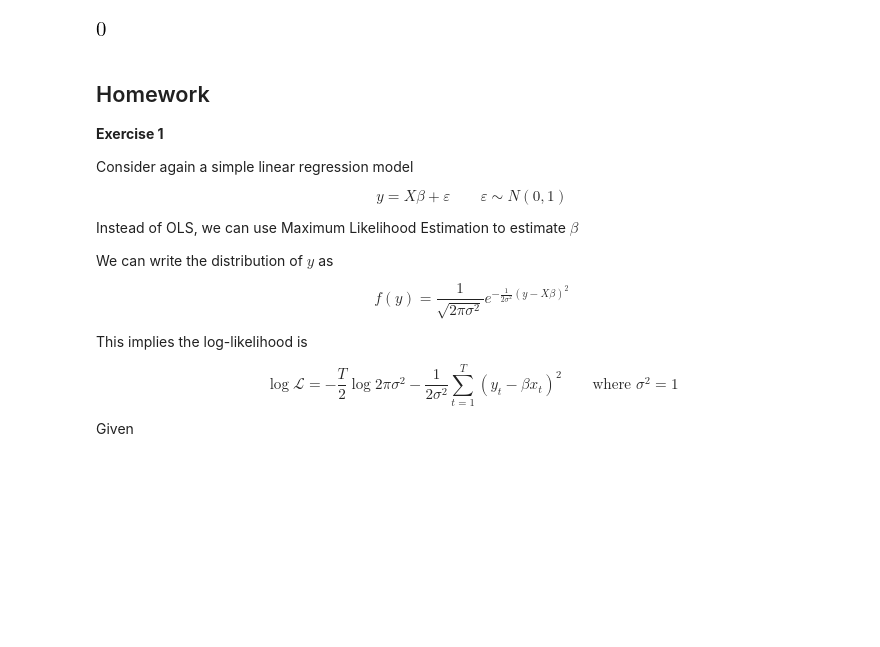
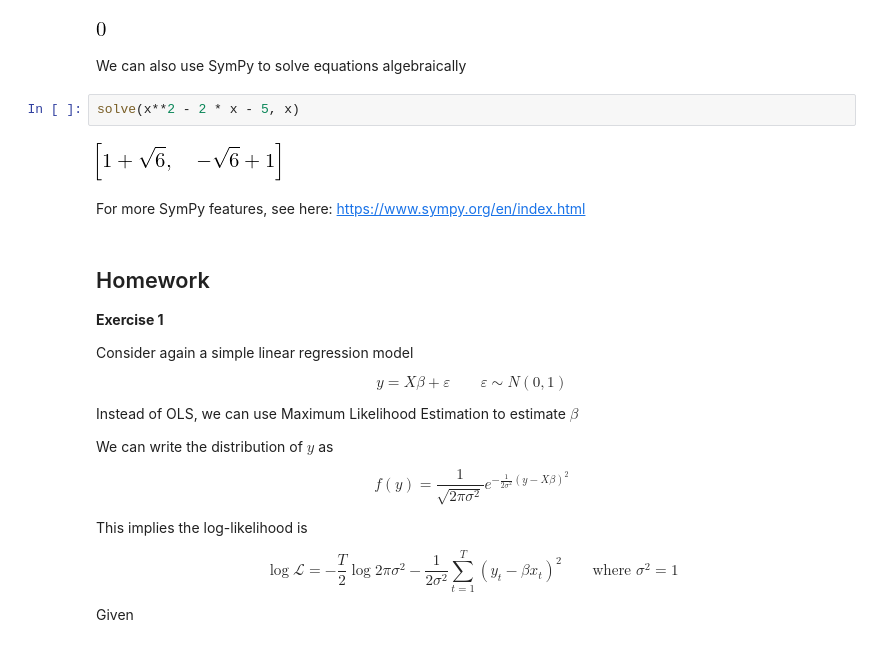
Before and after one commit to SIQEF-PHBS/Winter-Camp-2019, a Jupyter notebook: Natasha/scipy.ipynb, the cells around one changed output. Saved outputs shown, nothing was run; the diff lists cells and outputs as text; blank space fills up the shorter version.

```diff
--- a/Natasha/scipy.ipynb
+++ b/Natasha/scipy.ipynb
@@ -216,6 +216,14 @@ integrate(x**2 - 2 * x + 2, (x, 0, 12))
 limit(1 / x, x, oo)
 # %% [output]
 [figure]
+# %% [markdown]
+We can also use SymPy to solve equations algebraically
+# %%
+solve(x**2 - 2 * x - 5, x)
+# %% [output]
+[figure, added]
+# %% [markdown]
+For more SymPy features, see here: https://www.sympy.org/en/index.html
 # %% [markdown]
 ## Homework
 
```
Also changed, not shown: parts of 1 cell of this notebook.
